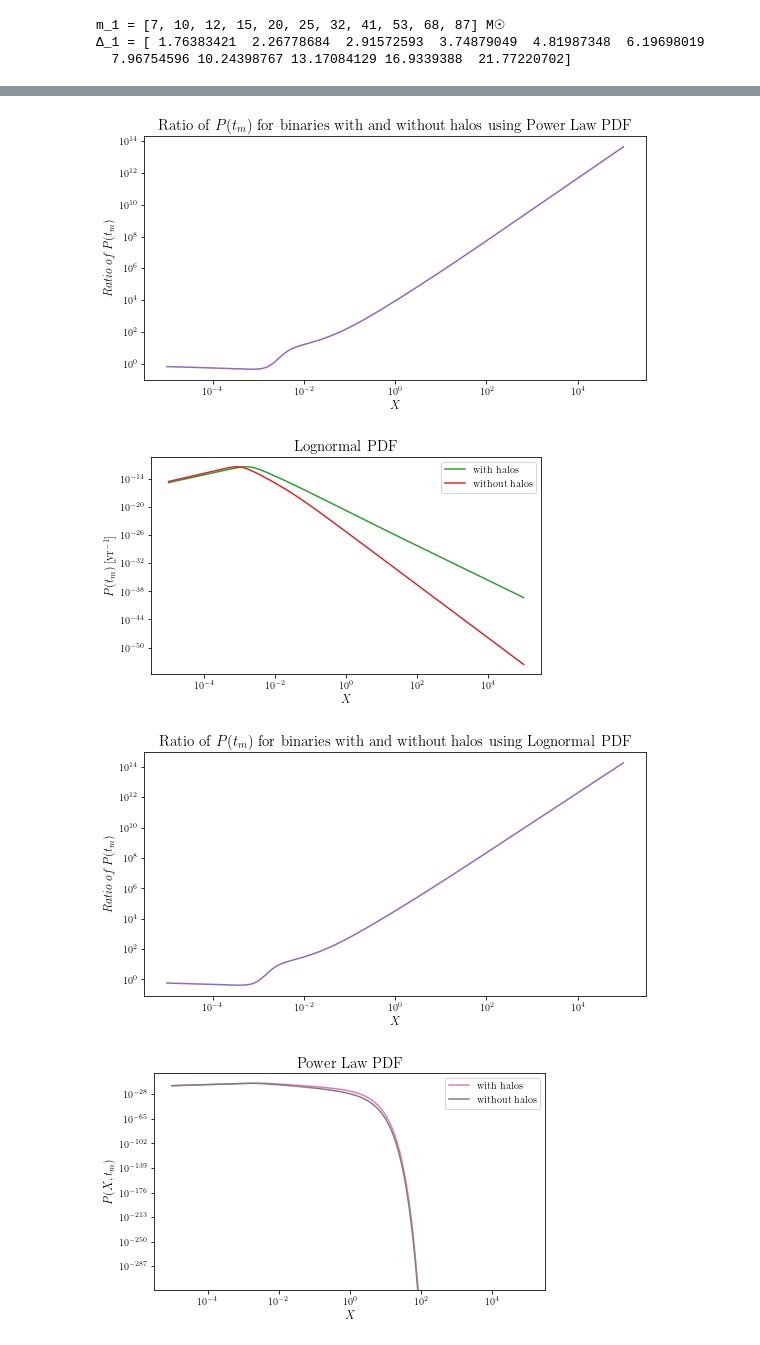
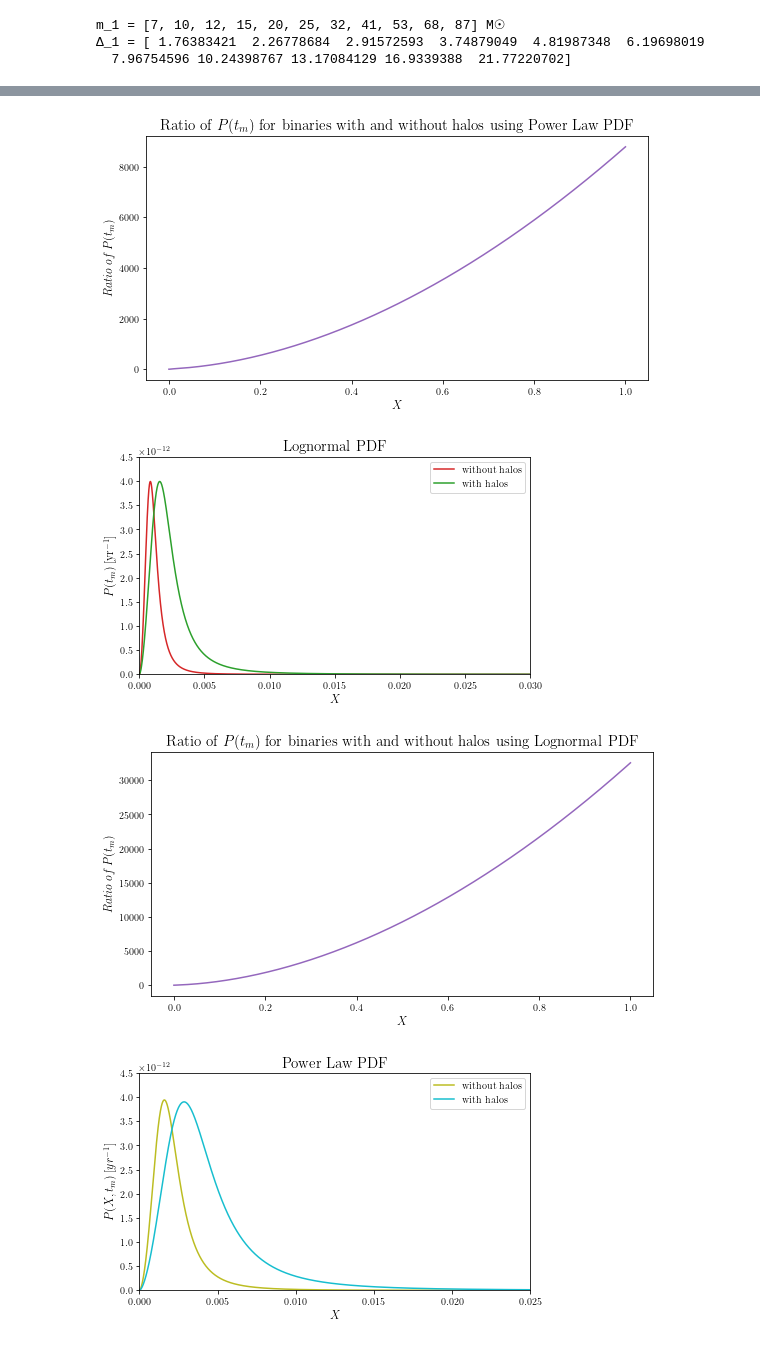
Before and after one commit to pratibhajangra591/Ifca-github, a Jupyter notebook: distributions.ipynb, the cells around one changed output, grey strips where cells are left out. Drawn from its saved outputs; the diff is of its cells as text; code cells hidden in the pictures.

```diff
--- a/distributions.ipynb
+++ b/distributions.ipynb
@@ -87,7 +87,7 @@ m_2 = m_2_list[-1]
 Δ_2 = Δ_2_list[-1]
 
 
-X = np.geomspace(1e-5, 1e5, 1000000)
+X = np.geomspace(1e-5, 1, 1000000)
 # %% [output]
 m_1 = [7, 10, 12, 15, 20, 25, 32, 41, 53, 68, 87] M☉
 Δ_1 = [ 1.76383421  2.26778684  2.91572593  3.74879049  4.81987348  6.19698019
@@ -315,14 +322,17 @@ def P(m): #Powerlaw PBH mass distribution
 ratio  = P_tm(m_1, m_2, Δ_1, Δ_2, t_m, X, DM_halos_presence = 'True') / P_tm(m_1, m_2, Δ_1, Δ_2, t_m, X, DM_halos_presence = 'False')
 
 plt.figure(figsize = (9, 4.5))
-plt.loglog(X, ratio ,'C4')
+plt.plot(X, ratio ,'C4')
+
+
+
 plt.xlabel('$X$', fontsize = 12)
 plt.ylabel('$Ratio \:of\: P(t_{m})$', fontsize = 12)
 plt.title('Ratio of $P(t_{m})$ for binaries with and without halos using Power Law PDF', fontsize = 15)
-plt.savefig('ratiovsX.pdf', bbox_inches = 'tight')
+plt.savefig('ratioP_tmvsX.pdf', bbox_inches = 'tight')
 plt.show()
 # %% [output]
-[figure, old version]
+[figure, new version]
 # %%
 f_pbh = 3.7e-3
 f = 0.85*f_pbh
@@ -335,15 +345,21 @@ def P(m):                  #Log-Normal PBH mass Distribution
 
 
 plt.figure(figsize = (7,4))
-plt.loglog(X, P_tm(m_1, m_2, Δ_1, Δ_2, t_m, X, DM_halos_presence = 'True'),'C2')
-plt.loglog(X, P_tm(m_1, m_2, Δ_1, Δ_2, t_m, X,  DM_halos_presence = 'False'),'C3')
+
+plt.plot(X, P_tm(m_1, m_2, Δ_1, Δ_2, t_m, X,  DM_halos_presence = 'False'),'C3')
+plt.plot(X, P_tm(m_1, m_2, Δ_1, Δ_2, t_m, X, DM_halos_presence = 'True'),'C2')
+
+plt.xlim(0, 0.03)
+plt.ylim(0, 4.5e-12)
+
+
 plt.xlabel('$X$', fontsize = 12)
 plt.ylabel('$P(t_{m})\: [\mathrm{yr^{-1}}]$', fontsize = 12)
-plt.legend(["with halos","without halos"])
+plt.legend(["without halos","with halos"])
 plt.title('Lognormal PDF', fontsize = 15)
 plt.show()
 # %% [output]
-[figure, old version]
+[figure, new version]
 # %%
 f_pbh = 3.7e-3
 f = 0.85*f_pbh
@@ -358,13 +374,13 @@ def P(m):                  #Log-Normal PBH mass Distribution
 ratio  = P_tm(m_1, m_2, Δ_1, Δ_2, t_m, X, DM_halos_presence = 'True') / P_tm(m_1, m_2, Δ_1, Δ_2, t_m, X, DM_halos_presence = 'False')
 
 plt.figure(figsize = (9, 4.5))
-plt.loglog(X, ratio ,'C4')
+plt.plot(X, ratio ,'C4')
 plt.xlabel('$X$', fontsize = 12)
 plt.ylabel('$ Ratio \:of\:  P(t_{m})$', fontsize = 12)
 plt.title('Ratio of $P(t_{m})$ for binaries with and without halos using Lognormal PDF', fontsize = 15)
 plt.show()
 # %% [output]
-[figure, old version]
+[figure, new version]
 # %%
 # Product of the probability distribution of the final merger time  and X of PBH binaries
 # without and with halos for PBHs mass range of 5 M☉-100 M☉ .
@@ -487,26 +503,32 @@ def P_X_tm(m_1, m_2, Δ_1, Δ_2, t_m, X, DM_halos_presence):
 # %%
 f_pbh = 4.3e-3
 f = 0.85*f_pbh
 
 
 def P(m): #Powerlaw PBH mass distribution
     α = 1.6
     M = 5     #in units of M☉, for PBHs mass range of 5 M☉-100 M☉ .
     return ((α-1)/M) * ((m/M)**(-α))
 
 
 
 plt.figure(figsize = (7,4))
-plt.loglog(X, P_X_tm(m_1, m_2, Δ_1, Δ_2, t_m, X, DM_halos_presence = 'True'),'C6')
-plt.loglog(X, P_X_tm(m_1, m_2, Δ_1, Δ_2, t_m, X, DM_halos_presence = 'False'),'C7')
+
+plt.plot(X, P_X_tm(m_1, m_2, Δ_1, Δ_2, t_m, X, DM_halos_presence = 'False'),'C8')
+plt.plot(X, P_X_tm(m_1, m_2, Δ_1, Δ_2, t_m, X, DM_halos_presence = 'True'),'C9')
+
+plt.xlim(0, 0.025)
+plt.ylim(0, 4.5e-12)
+
+
 plt.xlabel('$X$', fontsize = 12)
-plt.ylabel('$P(X, t_{m})$', fontsize = 12)
-plt.legend(["with halos","without halos"])
+plt.ylabel('$P(X, t_{m}) \: [yr^{-1}]$', fontsize = 12)
+plt.legend(["without halos","with halos"])
 plt.title('Power Law PDF', fontsize = 15)
 plt.savefig('P_X_t_mvsX.pdf', bbox_inches = 'tight')
 plt.show()
 # %% [output]
-[figure, old version]
+[figure, new version]
 # %%
 f_pbh = 4.3e-3
 f = 0.85*f_pbh
```
Also changed, not shown: parts of 6 cells of this notebook.
